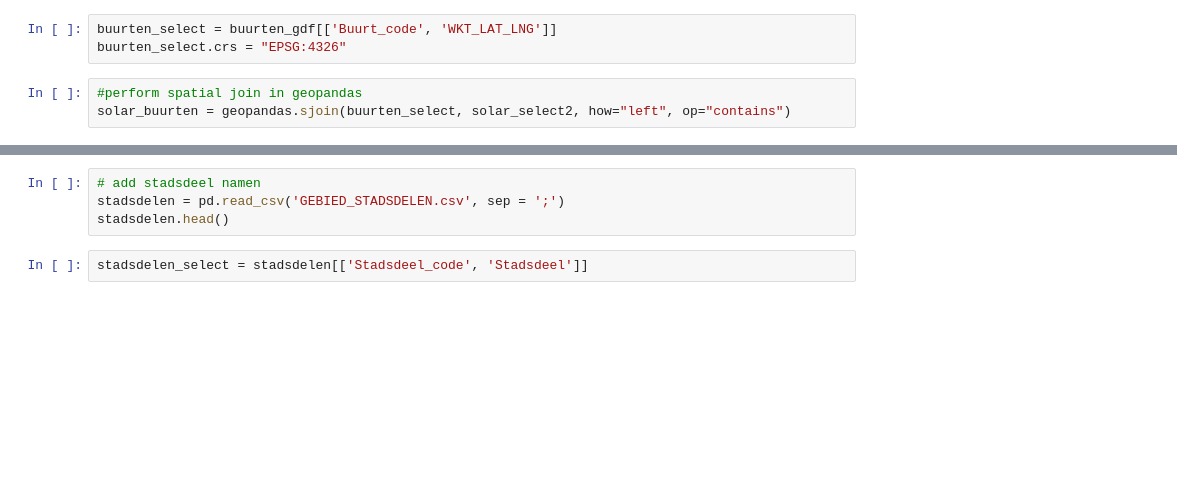
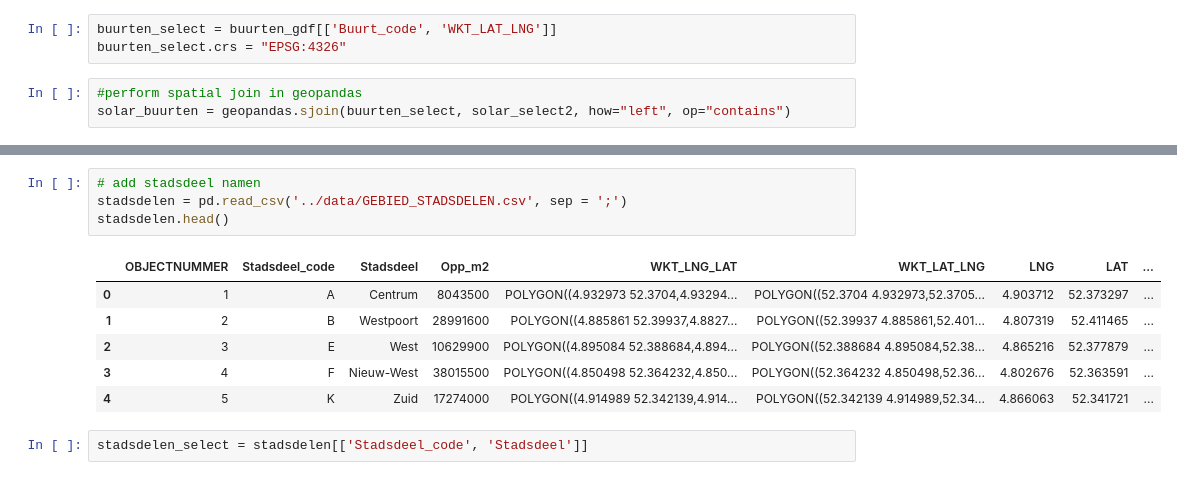
Before and after one commit to paoloironhack/dataptams2020, a Jupyter notebook: projects/Project_5_machine_learning/your-code/Project5_notebook.ipynb, the cells around one changed output, grey strips where cells are left out. Cells and saved outputs as stored; diff of their text form; blank space fills up the shorter version.

```diff
--- a/projects/Project_5_machine_learning/your-code/Project5_notebook.ipynb
+++ b/projects/Project_5_machine_learning/your-code/Project5_notebook.ipynb
@@ -156,7 +285,14 @@ combined_data.head()
 # %%
 # add stadsdeel namen
-stadsdelen = pd.read_csv('GEBIED_STADSDELEN.csv', sep = ';')
+stadsdelen = pd.read_csv('../data/GEBIED_STADSDELEN.csv', sep = ';')
 stadsdelen.head()
+# %% [output]
+|  | OBJECTNUMMER | Stadsdeel_code | Stadsdeel | Opp_m2 | WKT_LNG_LAT | WKT_LAT_LNG | LNG | LAT | ... |
+| 0 | 1 | A | Centrum | 8043500 | POLYGON((4.932973 52.3704,4.93294... | POLYGON((52.3704 4.932973,52.3705... | 4.903712 | 52.373297 | ... |
+| 1 | 2 | B | Westpoort | 28991600 | POLYGON((4.885861 52.39937,4.8827... | POLYGON((52.39937 4.885861,52.401... | 4.807319 | 52.411465 | ... |
+| 2 | 3 | E | West | 10629900 | POLYGON((4.895084 52.388684,4.894... | POLYGON((52.388684 4.895084,52.38... | 4.865216 | 52.377879 | ... |
+| 3 | 4 | F | Nieuw-West | 38015500 | POLYGON((4.850498 52.364232,4.850... | POLYGON((52.364232 4.850498,52.36... | 4.802676 | 52.363591 | ... |
+| 4 | 5 | K | Zuid | 17274000 | POLYGON((4.914989 52.342139,4.914... | POLYGON((52.342139 4.914989,52.34... | 4.866063 | 52.341721 | ... |
 # %%
 stadsdelen_select = stadsdelen[['Stadsdeel_code', 'Stadsdeel']]
 # %%
```
Also changed, not shown: parts of 31 cells of this notebook, 1 other file.
